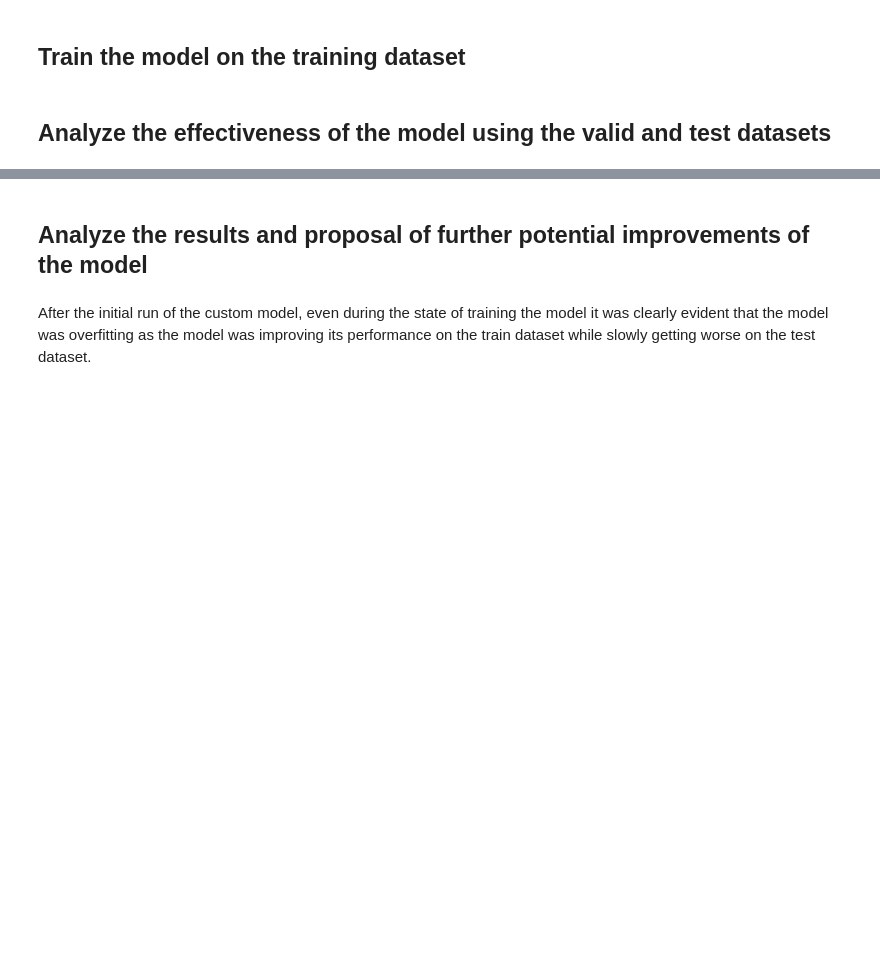
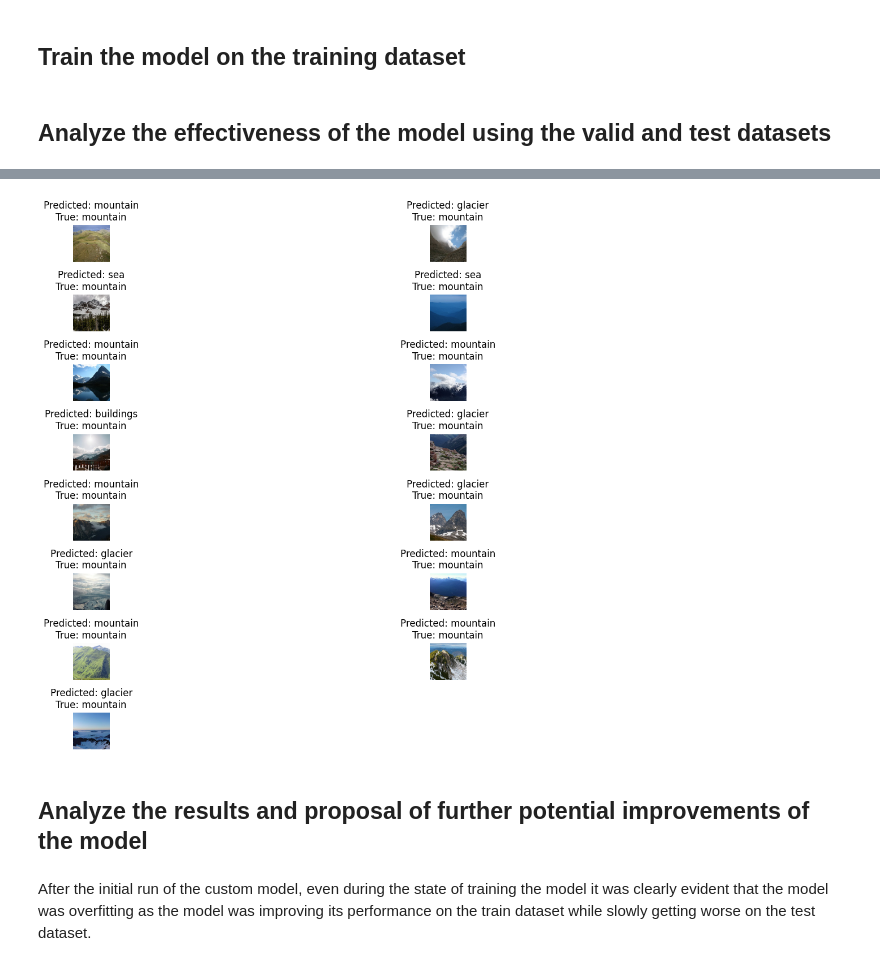
Before and after one commit to AndriyBabiy/goit_deep-learning, a Jupyter notebook: 02_Image_Classification.ipynb, the cells around one changed output, grey strips where cells are left out. Drawn from its saved outputs; the diff is of its cells as text; code cells hidden in the pictures; blank space fills up the shorter version.

```diff
--- a/02_Image_Classification.ipynb
+++ b/02_Image_Classification.ipynb
@@ -406,7 +409,7 @@ def plot_training_metrics(train_losses, train_accuracies, val_losses, val_accura
     plt.tight_layout()
     plt.show()
 # %%
-model.load_state_dict(torch.load('best_model_1.pth'))
+model.load_state_dict(torch.load('baseline_model.pth'))
 model.eval()
 
 correct = 0
@@ -415,7 +418,7 @@ all_preds = []
 all_labels = []
 
 with torch.no_grad():
-    for inputs, labels in test_loader:
+    for inputs, labels in test_dataloader:
         inputs, labels = inputs.to(device), labels.to(device)
         outputs = model(inputs)
         _, predicted = torch.max(outputs.data, 1)
@@ -449,5 +456,7 @@ plot_training_metrics(train_losses, train_accuracies, val_losses, val_accuracies
 # %%
-visualize_predictions(model, test_loader, train_dataset.class_names, 15)
+visualize_predictions(model, test_dataloader, train_dataset.class_names, 15)
+# %% [output]
+[figure, added]
 # %% [markdown]
 ## Analyze the results and proposal of further potential improvements of the model
 # %% [markdown]
```
Also changed, not shown: parts of 12 cells of this notebook.
